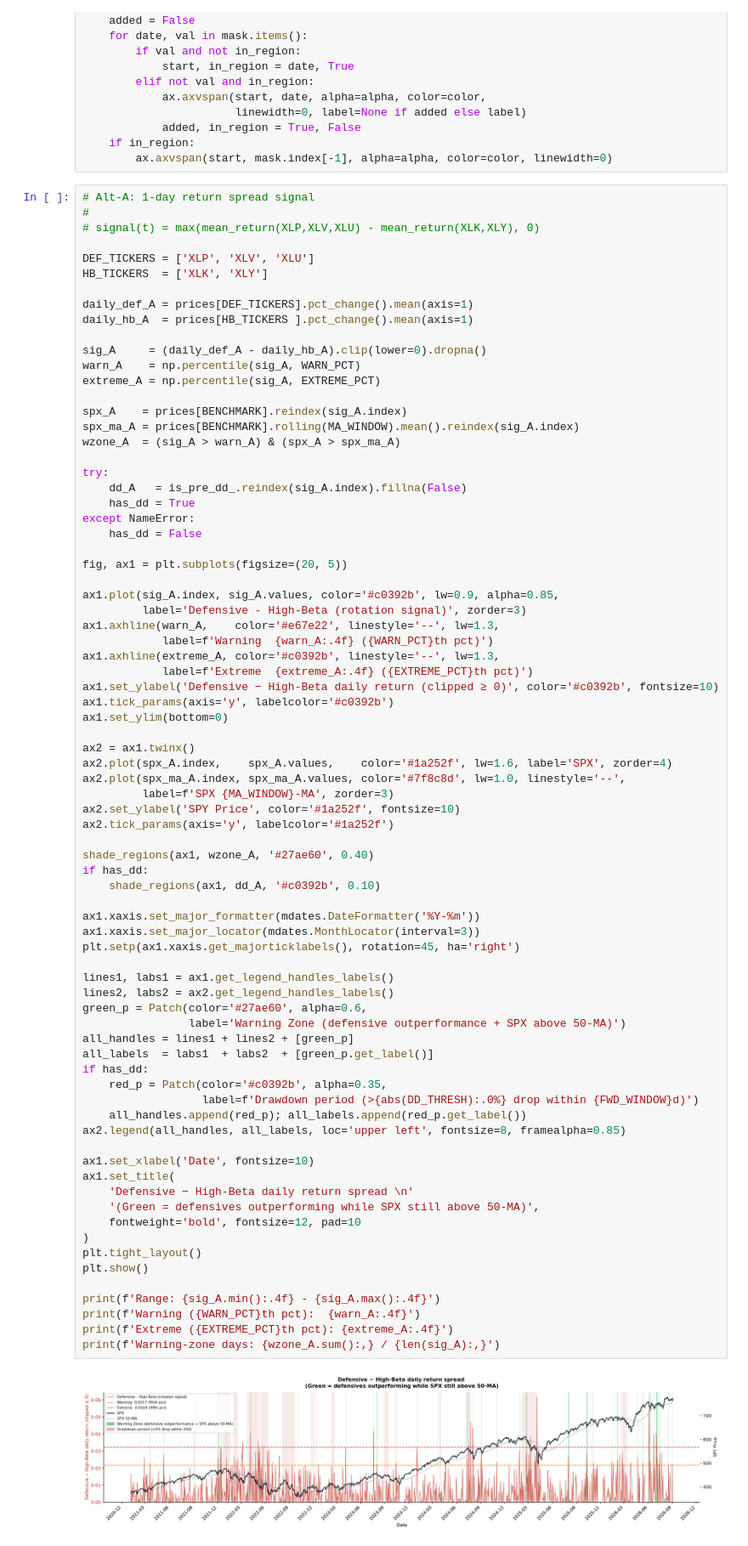
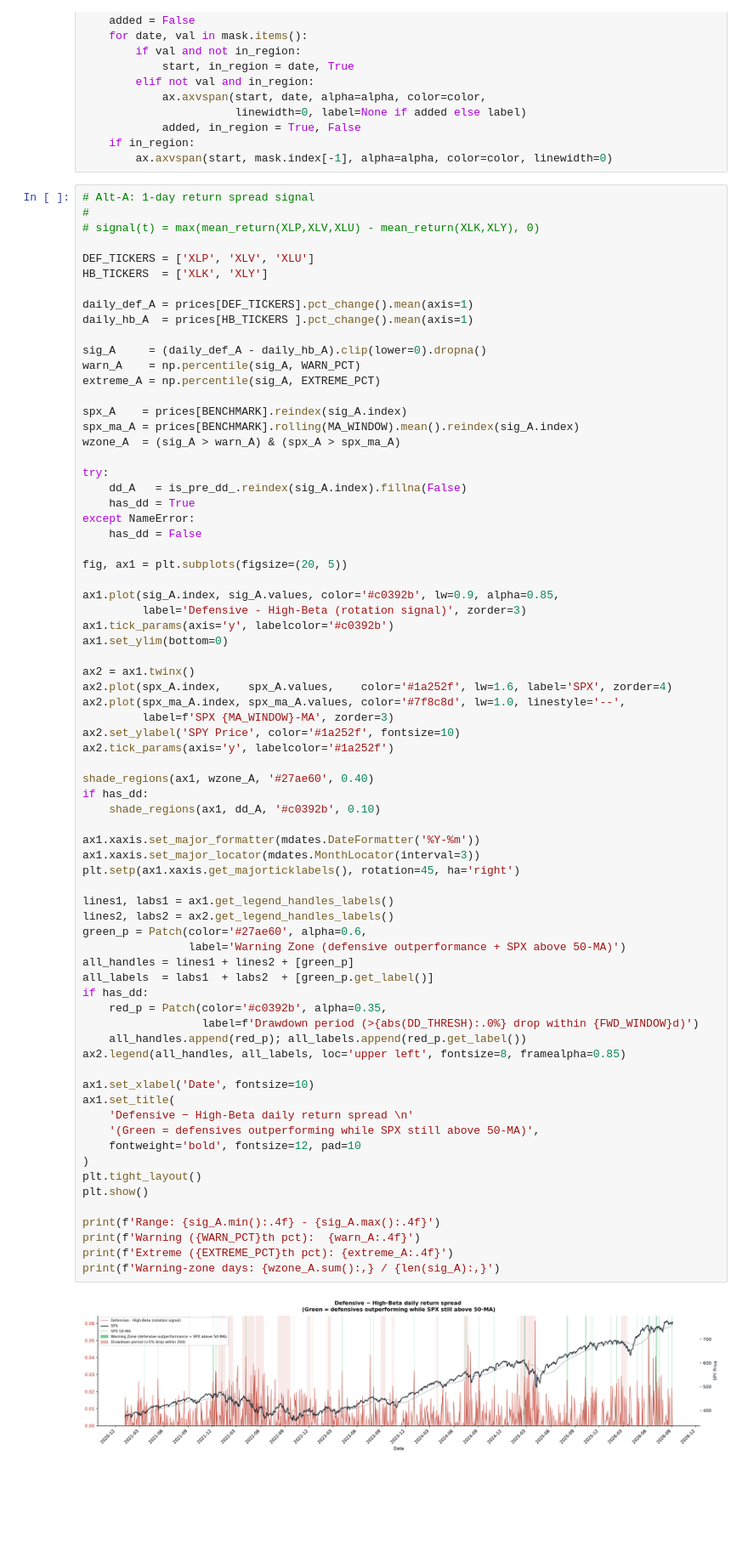
Before and after one commit to tingxuanp/nussif-sector-rotation, a Jupyter notebook: sector_rotation.ipynb, the cells around one changed output. Shown at 85% size. Cells and saved outputs as stored; diff of their text form; blank space fills up the shorter version.

```diff
--- a/sector_rotation.ipynb
+++ b/sector_rotation.ipynb
@@ -140,11 +140,6 @@ fig, ax1 = plt.subplots(figsize=(20, 5))
 
 ax1.plot(sig_A.index, sig_A.values, color='#c0392b', lw=0.9, alpha=0.85,
          label='Defensive - High-Beta (rotation signal)', zorder=3)
-ax1.axhline(warn_A,    color='#e67e22', linestyle='--', lw=1.3,
-            label=f'Warning  {warn_A:.4f} ({WARN_PCT}th pct)')
-ax1.axhline(extreme_A, color='#c0392b', linestyle='--', lw=1.3,
-            label=f'Extreme  {extreme_A:.4f} ({EXTREME_PCT}th pct)')
-ax1.set_ylabel('Defensive − High-Beta daily return (clipped ≥ 0)', color='#c0392b', fontsize=10)
 ax1.tick_params(axis='y', labelcolor='#c0392b')
 ax1.set_ylim(bottom=0)
 
@@ -162,34 +157,34 @@ if has_dd:
 ax1.xaxis.set_major_formatter(mdates.DateFormatter('%Y-%m'))
 ax1.xaxis.set_major_locator(mdates.MonthLocator(interval=3))
 plt.setp(ax1.xaxis.get_majorticklabels(), rotation=45, ha='right')
 
 lines1, labs1 = ax1.get_legend_handles_labels()
 lines2, labs2 = ax2.get_legend_handles_labels()
 green_p = Patch(color='#27ae60', alpha=0.6,
                 label='Warning Zone (defensive outperformance + SPX above 50-MA)')
 all_handles = lines1 + lines2 + [green_p]
 all_labels  = labs1  + labs2  + [green_p.get_label()]
 if has_dd:
     red_p = Patch(color='#c0392b', alpha=0.35,
                   label=f'Drawdown period (>{abs(DD_THRESH):.0%} drop within {FWD_WINDOW}d)')
     all_handles.append(red_p); all_labels.append(red_p.get_label())
 ax2.legend(all_handles, all_labels, loc='upper left', fontsize=8, framealpha=0.85)
 
 ax1.set_xlabel('Date', fontsize=10)
 ax1.set_title(
     'Defensive − High-Beta daily return spread \n'
     '(Green = defensives outperforming while SPX still above 50-MA)',
     fontweight='bold', fontsize=12, pad=10
 )
 plt.tight_layout()
 plt.show()
 
 print(f'Range: {sig_A.min():.4f} - {sig_A.max():.4f}')
 print(f'Warning ({WARN_PCT}th pct):  {warn_A:.4f}')
 print(f'Extreme ({EXTREME_PCT}th pct): {extreme_A:.4f}')
 print(f'Warning-zone days: {wzone_A.sum():,} / {len(sig_A):,}')
 # %% [output]
-[figure, old version]
+[figure, new version]
 Range: 0.0000 - 0.0614
 Warning (95th pct):  0.0217
 Extreme (99th pct): 0.0324
```
Also changed, not shown: parts of 1 cell of this notebook, 1 other file.
